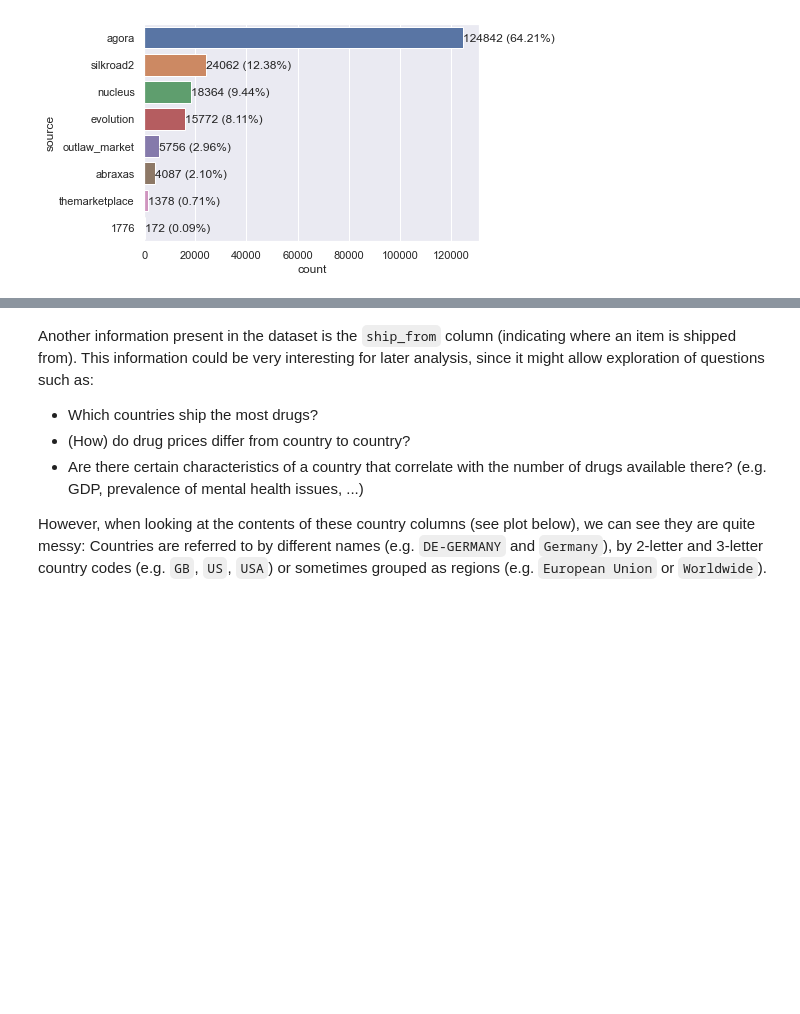
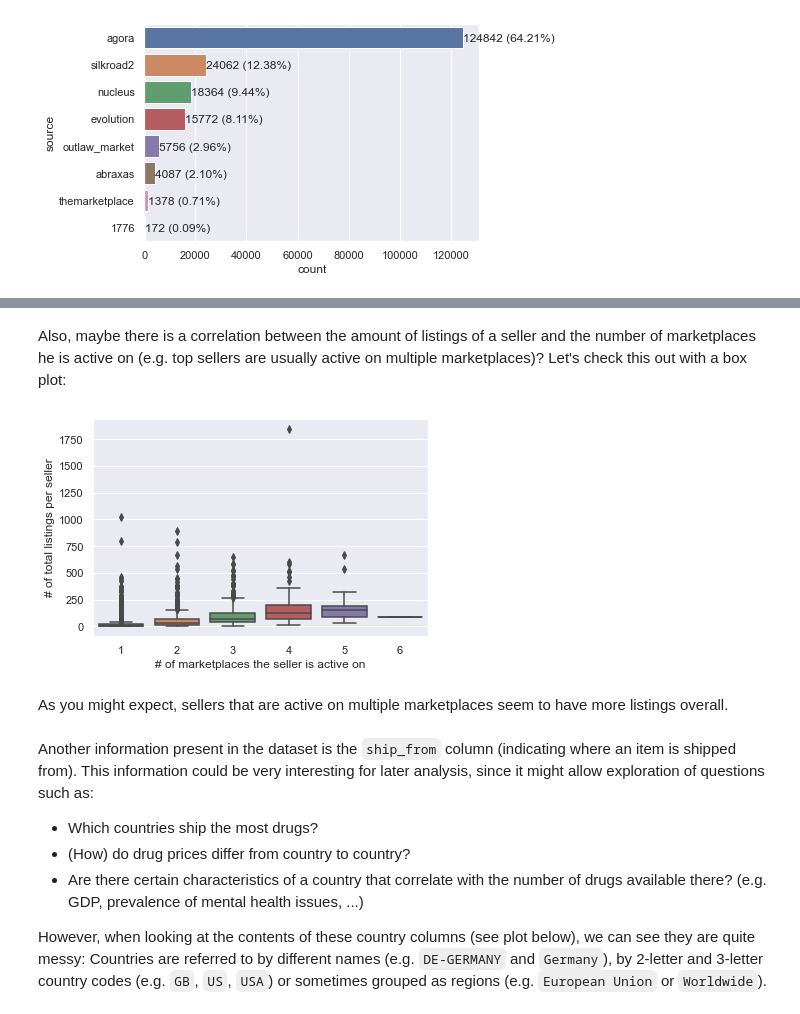
Before and after one commit to freddyman2k/darknet-drug-sales-data-analysis, a Jupyter notebook: exp/exp001_ExploringAndCleaningTheDataset.ipynb, the cells around one changed output, grey strips where cells are left out. Cells and saved outputs as stored; diff of their text form; code cells hidden in the pictures; blank space fills up the shorter version.

```diff
--- a/exp/exp001_ExploringAndCleaningTheDataset.ipynb
+++ b/exp/exp001_ExploringAndCleaningTheDataset.ipynb
@@ -58,3 +157,13 @@ for p in ax.patches:
+# %% [markdown]
+Also, maybe there is a correlation between the amount of listings of a seller and the number of marketplaces he is active on (e.g. top sellers are usually active on multiple marketplaces)? Let's check this out with a box plot:
+# %%
+sns.boxplot(y=df["seller"].value_counts(), x=seller_source_value_counts["seller_source_count"]);
+plt.xlabel("# of marketplaces the seller is active on")
+plt.ylabel("# of total listings per seller");
+# %% [output]
+[figure, added]
+# %% [markdown]
+As you might expect, sellers that are active on multiple marketplaces seem to have more listings overall.
 # %% [markdown]
 Another information present in the dataset is the `ship_from` column (indicating where an item is shipped from). This information could be very interesting for later analysis, since it might allow exploration of questions such as:
 * Which countries ship the most drugs?
```
Also changed, not shown: parts of 39 cells of this notebook.
